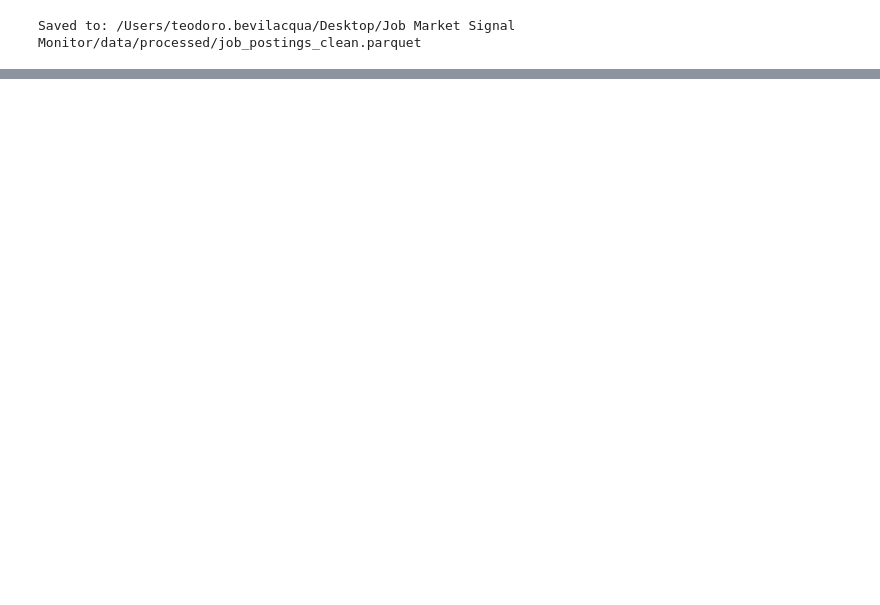
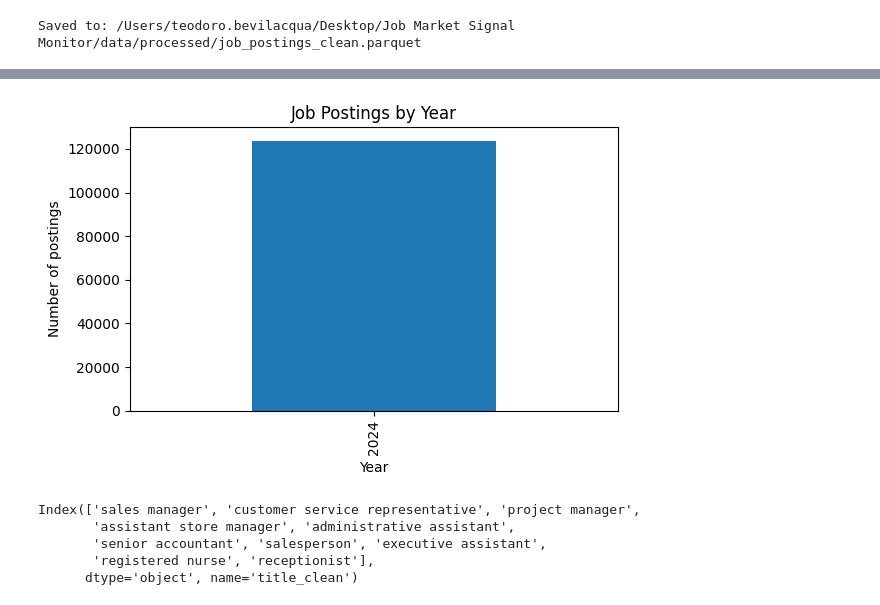
Before and after one commit to teodorobevilacqua/job-market-signal-monitor, a Jupyter notebook: notebooks/01_eda.ipynb, the cells around one changed output, grey strips where cells are left out. Cells and saved outputs as stored; diff of their text form; code cells hidden in the pictures; blank space fills up the shorter version.

```diff
--- a/notebooks/01_eda.ipynb
+++ b/notebooks/01_eda.ipynb
@@ -156,0 +217,33 @@ Saved to: /Users/teodoro.bevilacqua/Desktop/Job Market Signal Monitor/data/proce
+# %%
+yearly_counts = (
+    df_time
+    .groupby(df_time.index.year)
+    .size()
+)
+
+yearly_counts
+
+plt.figure(figsize=(6, 4))
+yearly_counts.plot(kind="bar")
+plt.title("Job Postings by Year")
+plt.ylabel("Number of postings")
+plt.xlabel("Year")
+plt.tight_layout()
+plt.show()
+# %% [output]
+[figure, added]
+# %%
+top_titles = (
+    df_time["title_clean"]
+    .value_counts()
+    .head(10)
+    .index
+)
+
+top_titles
+# %% [output]
+Index(['sales manager', 'customer service representative', 'project manager',
+       'assistant store manager', 'administrative assistant',
+       'senior accountant', 'salesperson', 'executive assistant',
+       'registered nurse', 'receptionist'],
+      dtype='object', name='title_clean')
```
Also changed, not shown: parts of 6 cells of this notebook.
